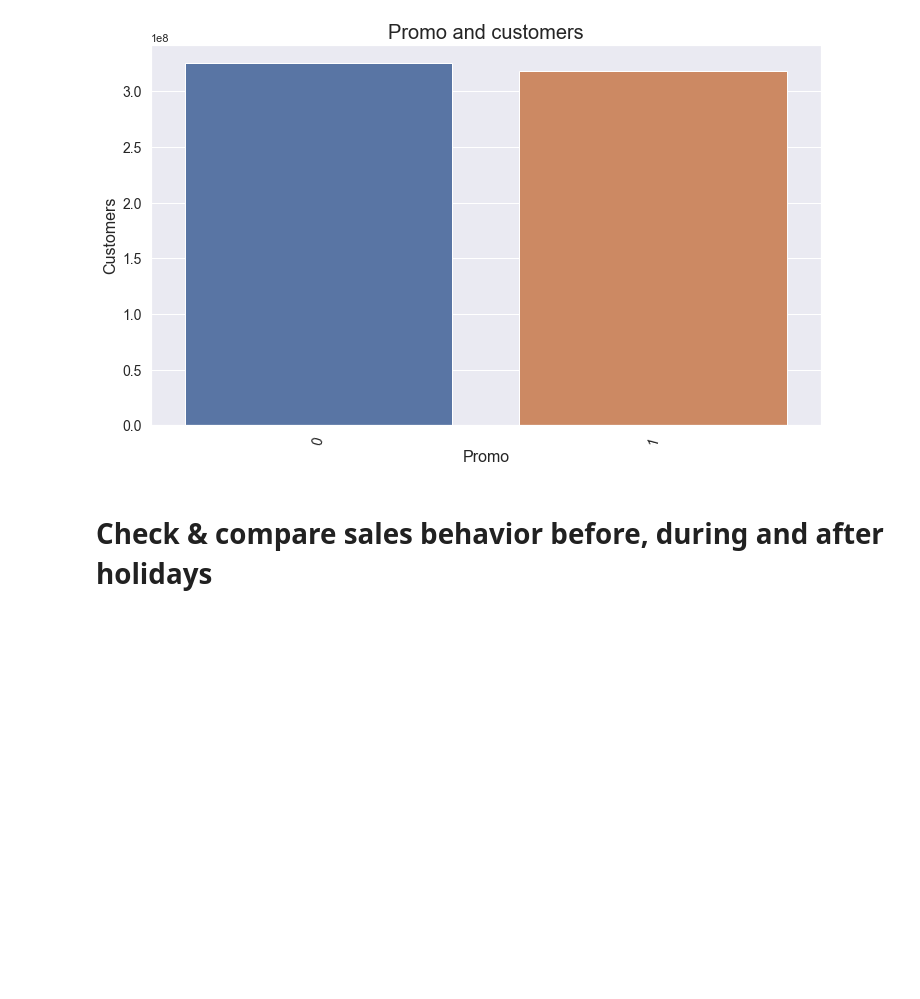
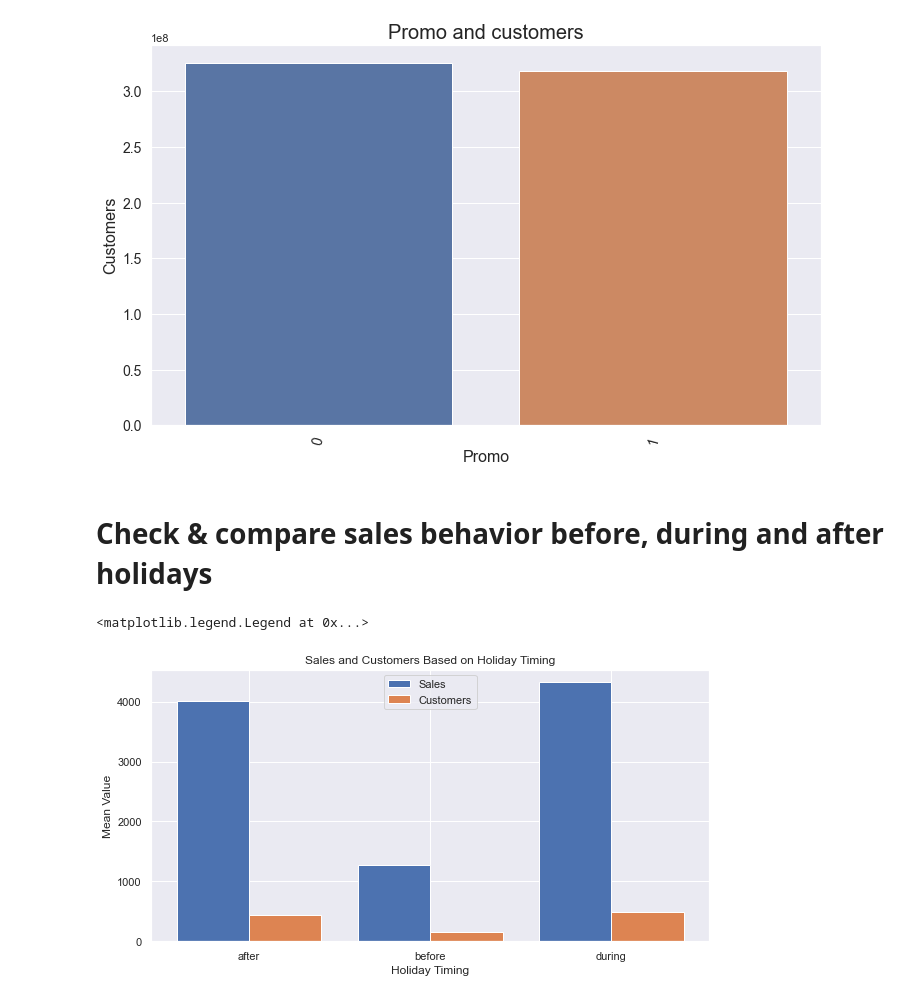
Before and after one commit to kebishaa/Pharmaceutical-Sales-Prediction, a Jupyter notebook: notebooks/data_exploration.ipynb, the cells around one changed output. Saved outputs shown, nothing was run; the diff lists cells and outputs as text; code cells hidden in the pictures; blank space fills up the shorter version.

Commit message:
modified sales_timing_list

```diff
--- a/notebooks/data_exploration.ipynb
+++ b/notebooks/data_exploration.ipynb
@@ -141,3 +141,24 @@ def affect_list(change_list, interval, duration, index):
         pass
 
     return change_list
+# %%
+sales_timing_list = modify_holiday_list(state_holiday_list)
+timing_added_df = train_data.loc[:,['Sales','Customers']]
+timing_added_df['HolidayTiming'] = sales_timing_list
+grouped_timing = timing_added_df.groupby('HolidayTiming').agg(
+    {'Sales': 'mean', 'Customers': 'mean'})
+grouped_timing = grouped_timing.iloc[:3, :]
+
+plt.figure(figsize=(10,5))
+X_axis = np.arange(len(grouped_timing.index))
+plt.bar(X_axis - 0.2, grouped_timing['Sales'], 0.4, label='Sales')
+plt.bar(X_axis + 0.2, grouped_timing['Customers'], 0.4, label='Customers')
+
+plt.xticks(X_axis, grouped_timing.index)
+plt.xlabel("Holiday Timing")
+plt.ylabel("Mean Value")
+plt.title("Sales and Customers Based on Holiday Timing")
+plt.legend()
+# %% [output]
+<matplotlib.legend.Legend at 0x...>
+[figure, added]
```
